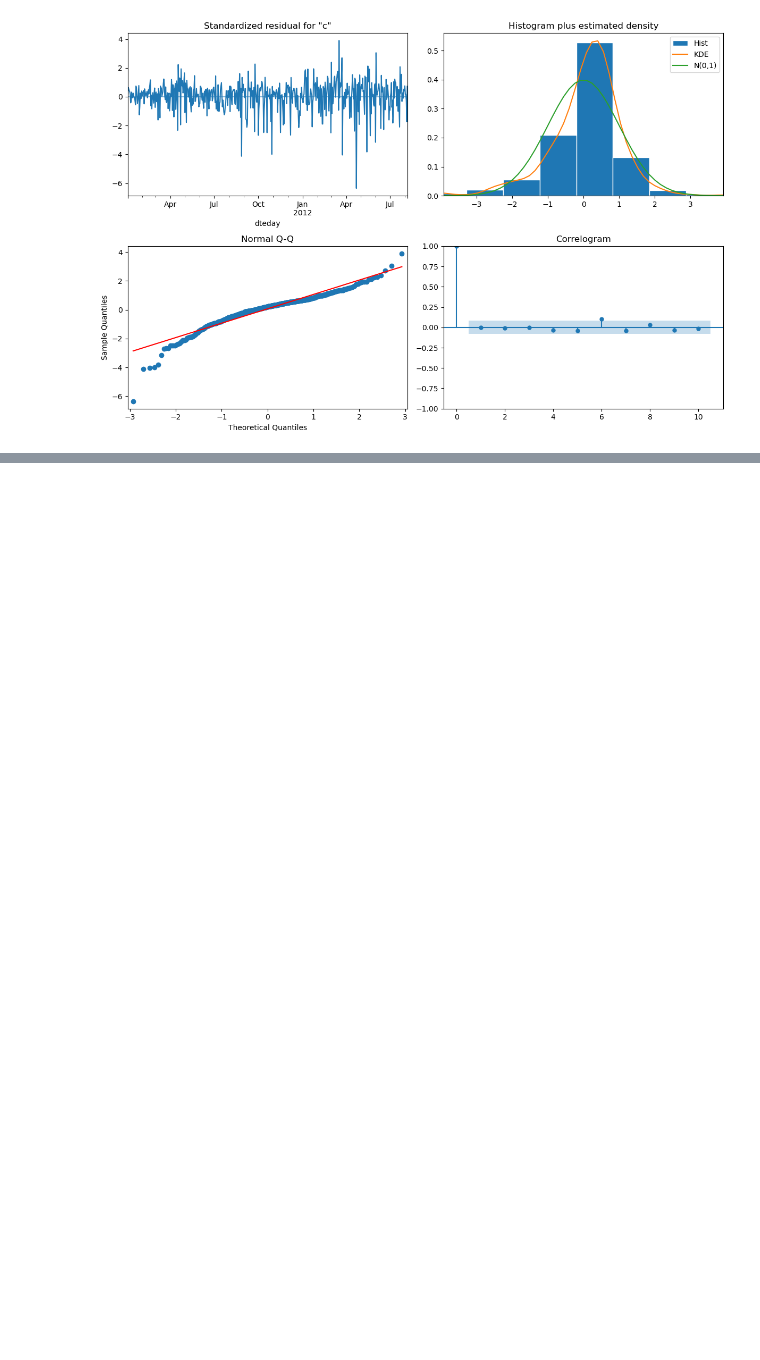
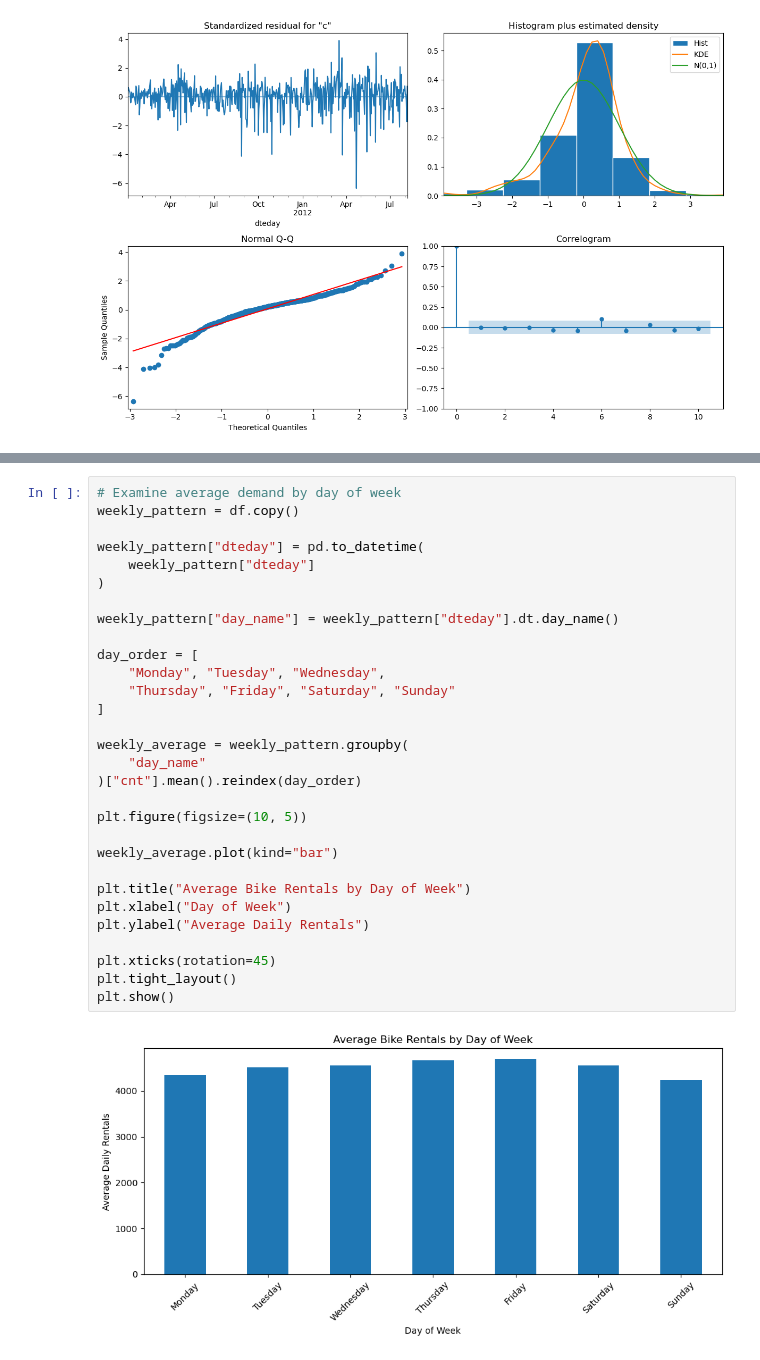
Before and after one commit to 2026059-rgb/CA1-2026059, a Jupyter notebook: notebooks/Khishigjargal_Burmaa_ca1-machine_learning_for_business.ipynb, the cells around one changed output, grey strips where cells are left out. Drawn from its saved outputs; the diff is of its cells as text; blank space fills up the shorter version.

```diff
--- a/notebooks/Khishigjargal_Burmaa_ca1-machine_learning_for_business.ipynb
+++ b/notebooks/Khishigjargal_Burmaa_ca1-machine_learning_for_business.ipynb
@@ -887,0 +1073,32 @@ plt.show()
+# %%
+# Examine average demand by day of week
+weekly_pattern = df.copy()
+
+weekly_pattern["dteday"] = pd.to_datetime(
+    weekly_pattern["dteday"]
+)
+
+weekly_pattern["day_name"] = weekly_pattern["dteday"].dt.day_name()
+
+day_order = [
+    "Monday", "Tuesday", "Wednesday",
+    "Thursday", "Friday", "Saturday", "Sunday"
+]
+
+weekly_average = weekly_pattern.groupby(
+    "day_name"
+)["cnt"].mean().reindex(day_order)
+
+plt.figure(figsize=(10, 5))
+
+weekly_average.plot(kind="bar")
+
+plt.title("Average Bike Rentals by Day of Week")
+plt.xlabel("Day of Week")
+plt.ylabel("Average Daily Rentals")
+
+plt.xticks(rotation=45)
+plt.tight_layout()
+plt.show()
+# %% [output]
+[figure, added]
```
Also changed, not shown: parts of 33 cells of this notebook.
